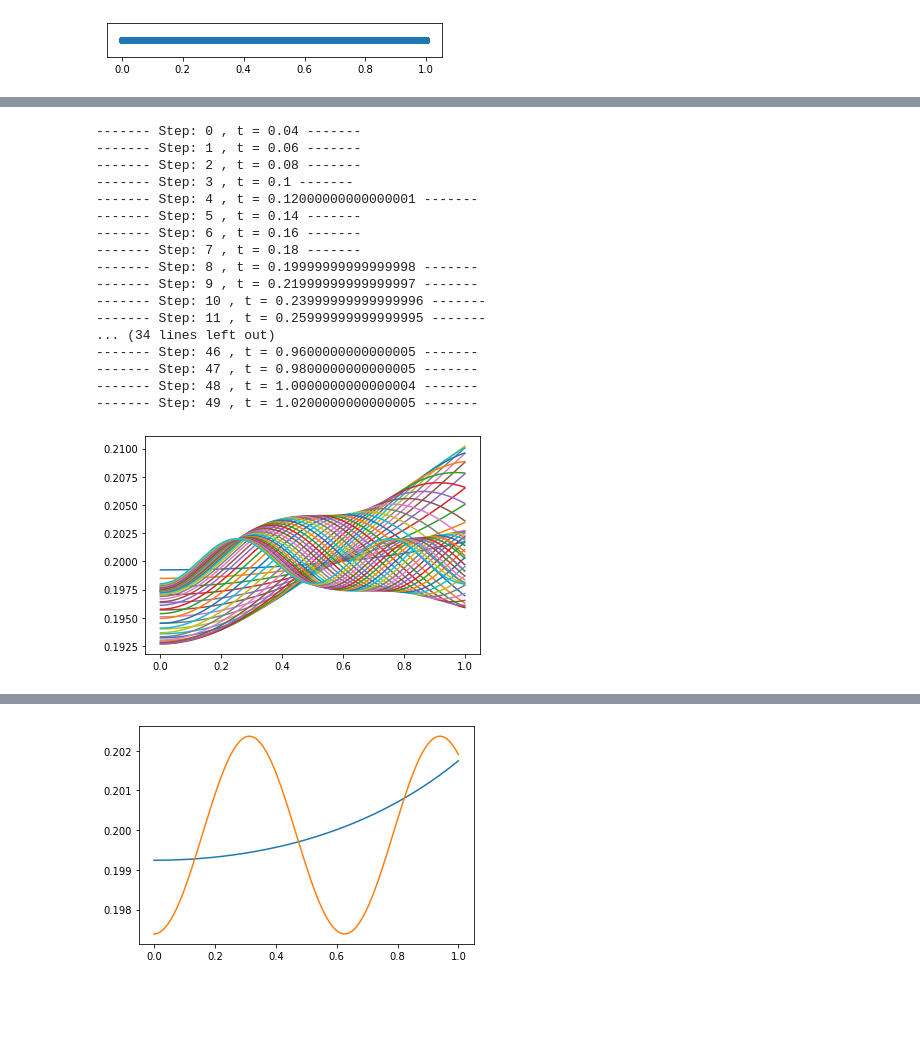
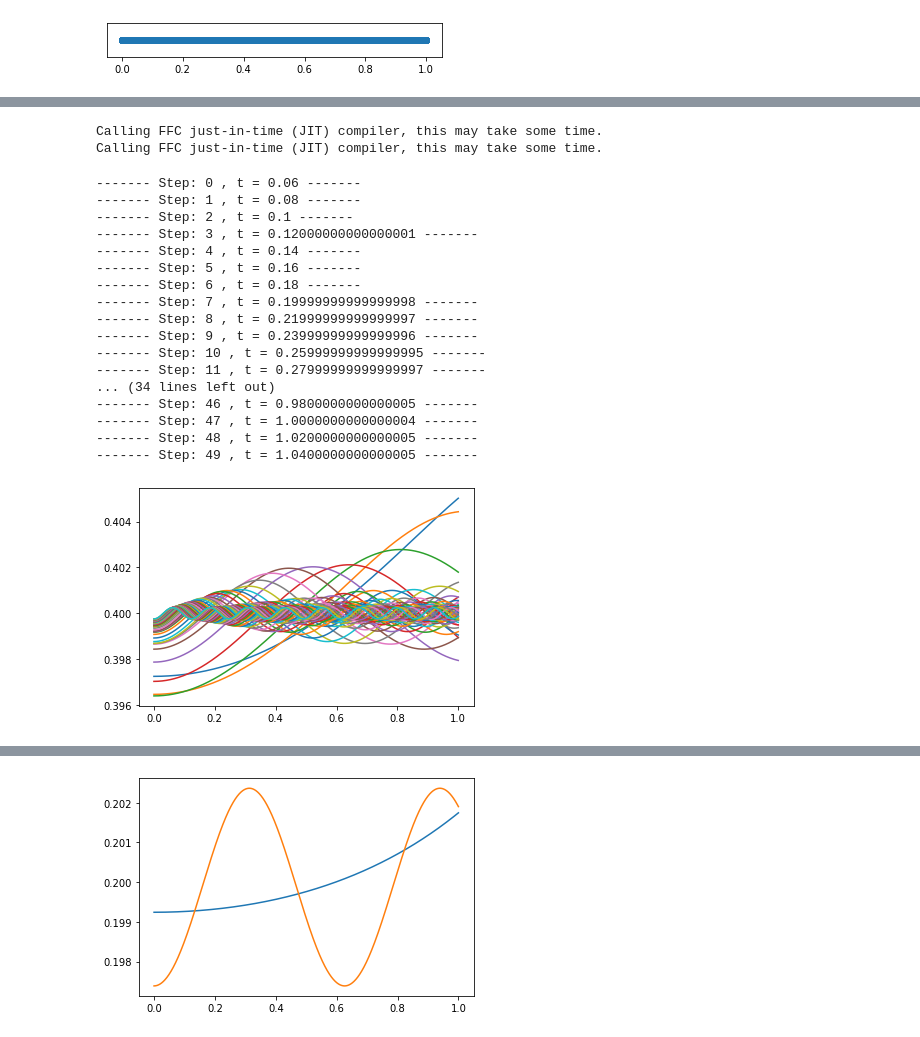
Before and after one commit to Bo-Ni/fenics_Sine_Gordon, a Jupyter notebook: 0_1D_Sine_Gordon/0_1D_DoubleLayer_Release_MultiStep.ipynb, the cells around one changed output, grey strips where cells are left out. Cells and saved outputs as stored; diff of their text form; code cells hidden in the pictures; blank space fills up the shorter version.

```diff
--- a/0_1D_Sine_Gordon/0_1D_DoubleLayer_Release_MultiStep.ipynb
+++ b/0_1D_Sine_Gordon/0_1D_DoubleLayer_Release_MultiStep.ipynb
@@ -39,6 +39,10 @@ fe_NonDim = 0.50  # lambda*tao/k
 d_NonDim = 0.20   # d/H
 wl_NonDim = 0.02  # lambda/H
 fe_NonDim = 0.0001  # lambda*tao/k
+
+d_NonDim = 0.40   # d/H
+wl_NonDim = 0.02  # lambda/H
+fe_NonDim = 0.0001  # lambda*tao/k
 # %%
 class LoadStepper:
 
@@ -186,6 +199,9 @@ F = inner(strain(u1),strain(ddu1))*dx + \
 J = derivative(F, duvec)
 problem = NonlinearVariationalProblem(F, duvec, bcs, J)
 solver  = NonlinearVariationalSolver(problem)
+# %% [output]
+Calling FFC just-in-time (JIT) compiler, this may take some time.
+Calling FFC just-in-time (JIT) compiler, this may take some time.
 # %%
 prm = solver.parameters
 prm['newton_solver']['absolute_tolerance'] = 1E-9
@@ -196,40 +212,41 @@ prm['newton_solver']['relaxation_parameter'] = 0.5
 # %%
 for i in range(N_STEPS):
 # for i in range(2):
     # ---------------------------
     stepper.advance()
 
     print("------- Step: "+str(i)+" , t = "+str(stepper.tval)+" -------")
     solver.solve()
     uvec_0.vector()[:] = uvec_0.vector()+duvec.vector()
 
     # file << (uvec_0, stepper.tval)
-    hdf.write(uvec_0, 'velocity', stepper.tval)
+    # hdf.write(uvec_0, 'velocity', stepper.tval)
+    hdf.write(uvec_0, 'velocity')
     # ---------------------------
     # for plot
     plot(strain(u1_0))
     plt.autoscale()
 #     plt.xlim(0.0-0.05,1.0+0.05)
 #     plt.ylim(0.0,d_NonDim+0.05)
 # %% [output]
-------- Step: 0 , t = 0.04 -------
-------- Step: 1 , t = 0.06 -------
-------- Step: 2 , t = 0.08 -------
-------- Step: 3 , t = 0.1 -------
-------- Step: 4 , t = 0.12000000000000001 -------
-------- Step: 5 , t = 0.14 -------
-------- Step: 6 , t = 0.16 -------
-------- Step: 7 , t = 0.18 -------
-------- Step: 8 , t = 0.19999999999999998 -------
-------- Step: 9 , t = 0.21999999999999997 -------
-------- Step: 10 , t = 0.23999999999999996 -------
-------- Step: 11 , t = 0.25999999999999995 -------
+------- Step: 0 , t = 0.06 -------
+------- Step: 1 , t = 0.08 -------
+------- Step: 2 , t = 0.1 -------
+------- Step: 3 , t = 0.12000000000000001 -------
+------- Step: 4 , t = 0.14 -------
+------- Step: 5 , t = 0.16 -------
+------- Step: 6 , t = 0.18 -------
+------- Step: 7 , t = 0.19999999999999998 -------
+------- Step: 8 , t = 0.21999999999999997 -------
+------- Step: 9 , t = 0.23999999999999996 -------
+------- Step: 10 , t = 0.25999999999999995 -------
+------- Step: 11 , t = 0.27999999999999997 -------
 ... (34 lines left out)
-------- Step: 46 , t = 0.9600000000000005 -------
-------- Step: 47 , t = 0.9800000000000005 -------
-------- Step: 48 , t = 1.0000000000000004 -------
-------- Step: 49 , t = 1.0200000000000005 -------
+------- Step: 46 , t = 0.9800000000000005 -------
+------- Step: 47 , t = 1.0000000000000004 -------
+------- Step: 48 , t = 1.0200000000000005 -------
+------- Step: 49 , t = 1.0400000000000005 -------
-[figure, old version]
+[figure, new version]
 # %%
 # final
 # ------------------------------
```
Also changed, not shown: parts of 7 cells of this notebook, 2 other files.
